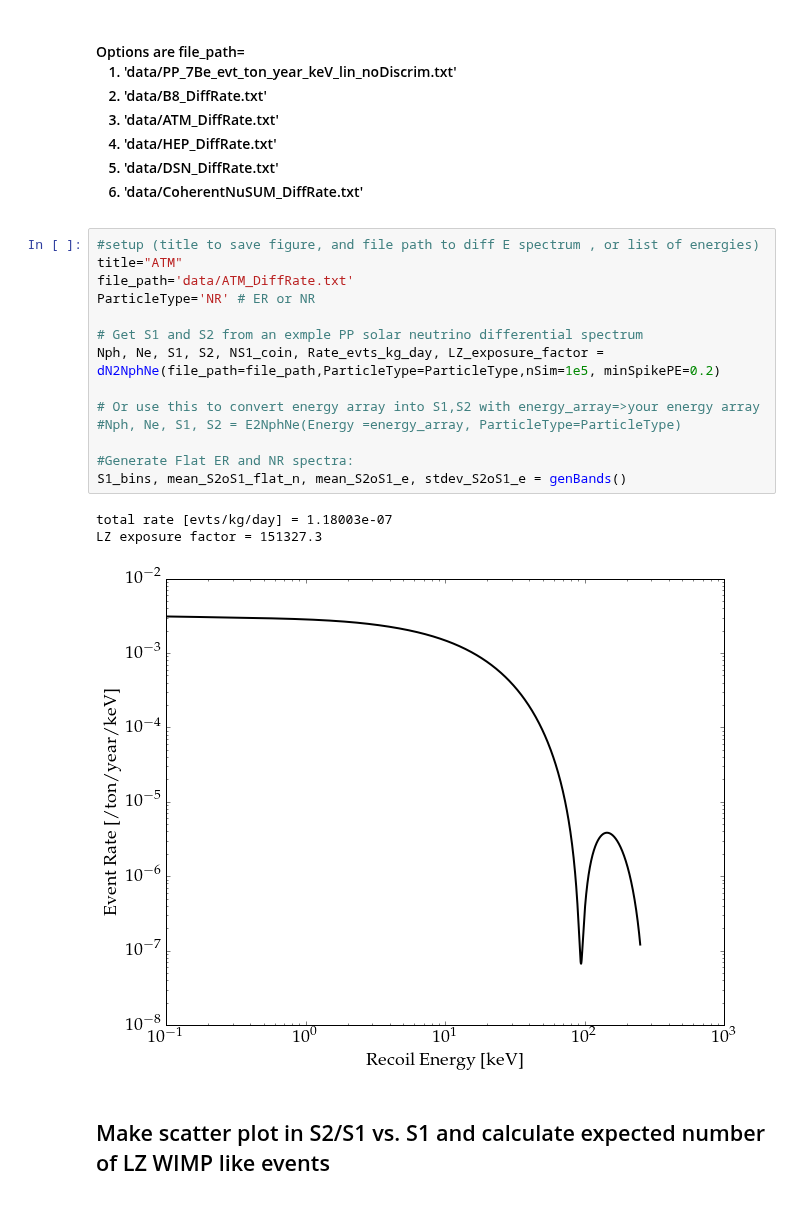
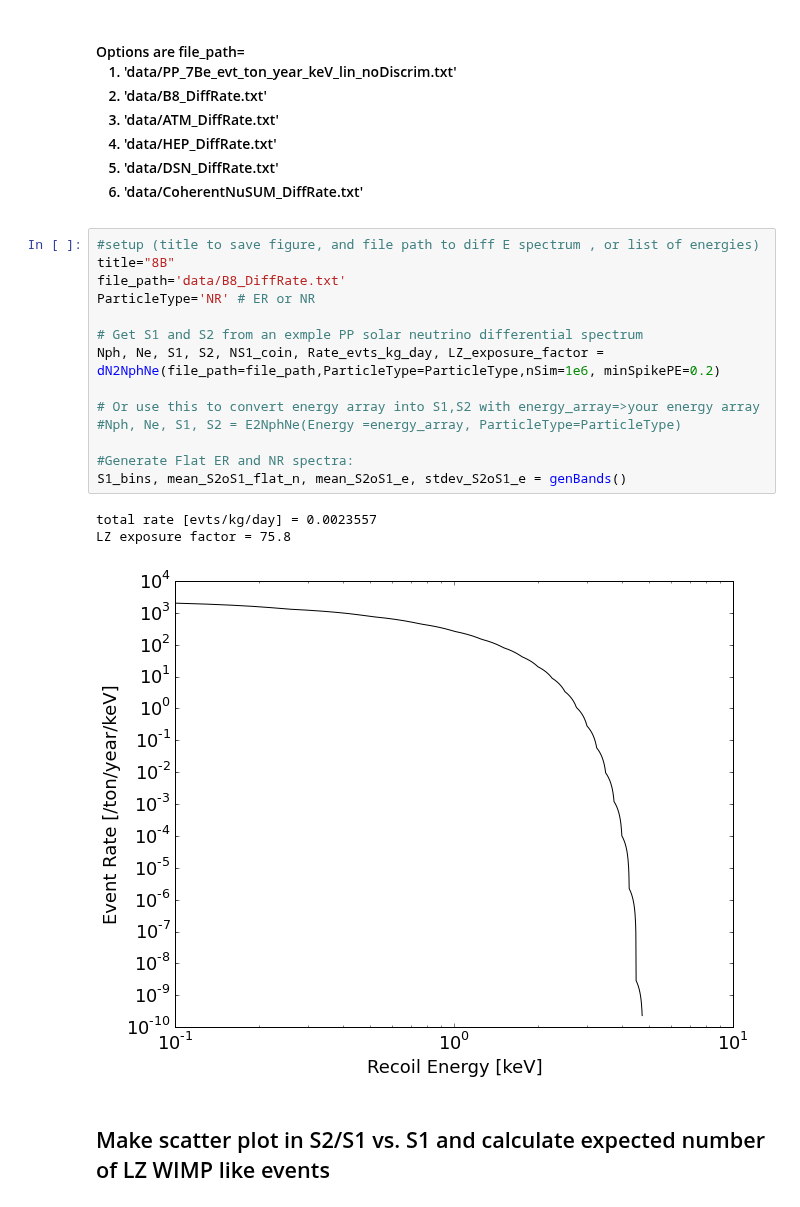
Before and after one commit to attdobi/iPyNb, a Jupyter notebook: PyNEST/LZ_S1S2_BG_Calc.ipynb, the cells around one changed output. Drawn from its saved outputs; the diff is of its cells as text.

```diff
--- a/PyNEST/LZ_S1S2_BG_Calc.ipynb
+++ b/PyNEST/LZ_S1S2_BG_Calc.ipynb
@@ -39,22 +39,22 @@ Functions loaded:
 </h4>
 # %%
 #setup (title to save figure, and file path to diff E spectrum , or list of energies)
-title="ATM"
-file_path='data/ATM_DiffRate.txt'
+title="8B"
+file_path='data/B8_DiffRate.txt'
 ParticleType='NR' # ER or NR
 
 # Get S1 and S2 from an exmple PP solar neutrino differential spectrum
-Nph, Ne, S1, S2, NS1_coin, Rate_evts_kg_day, LZ_exposure_factor = dN2NphNe(file_path=file_path,ParticleType=ParticleType,nSim=1e5, minSpikePE=0.2)
+Nph, Ne, S1, S2, NS1_coin, Rate_evts_kg_day, LZ_exposure_factor = dN2NphNe(file_path=file_path,ParticleType=ParticleType,nSim=1e6, minSpikePE=0.2)
 
 # Or use this to convert energy array into S1,S2 with energy_array=>your energy array
 #Nph, Ne, S1, S2 = E2NphNe(Energy =energy_array, ParticleType=ParticleType)
 
 #Generate Flat ER and NR spectra:
 S1_bins, mean_S2oS1_flat_n, mean_S2oS1_e, stdev_S2oS1_e = genBands()
 # %% [output]
-total rate [evts/kg/day] = 1.18003e-07
-LZ exposure factor = 151327.3
+total rate [evts/kg/day] = 0.0023557
+LZ exposure factor = 75.8
-[figure, old version]
+[figure, new version]
 # %% [markdown]
 <h2> Make scatter plot in S2/S1 vs. S1 and calculate expected number of LZ WIMP like events</h2>
 # %%
```
Also changed, not shown: parts of 1 cell of this notebook, 6 other files.
